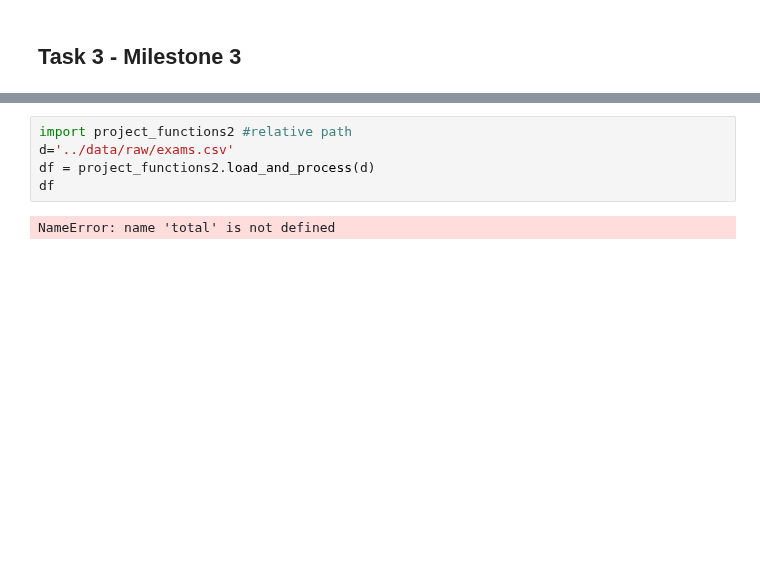
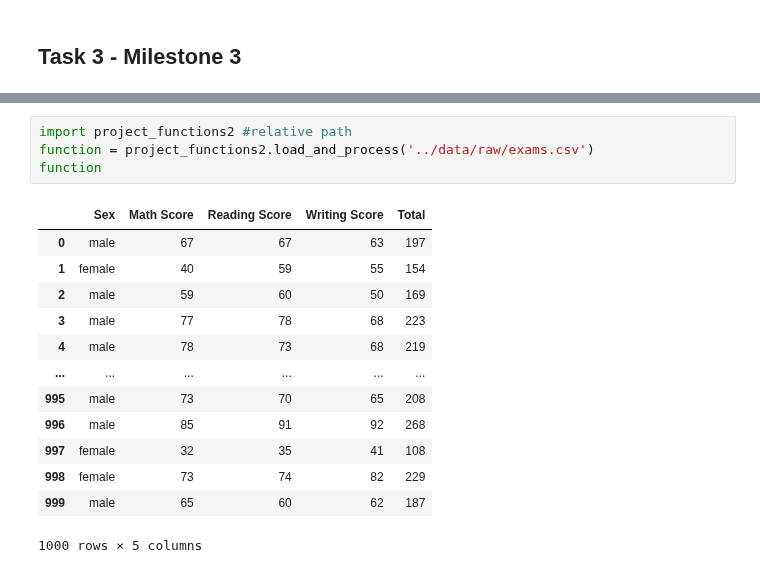
Before and after one commit to ubco-W2022T1-cosc301/project-group01, a Jupyter notebook: notebooks/analysis2.ipynb, the cells around one changed output, grey strips where cells are left out. Saved outputs shown, nothing was run; the diff lists cells and outputs as text; blank space fills up the shorter version.

Commit message:
added changes to function:

```diff
--- a/notebooks/analysis2.ipynb
+++ b/notebooks/analysis2.ipynb
@@ -193,8 +192,19 @@ print(df)
 [1000 rows x 5 columns]
 # %%
 import project_functions2 #relative path
-d='../data/raw/exams.csv'
-df = project_functions2.load_and_process(d)
-df
+function = project_functions2.load_and_process('../data/raw/exams.csv')
+function
 # %% [output]
+|  | Sex | Math Score | Reading Score | Writing Score | Total |
+| 0 | male | 67 | 67 | 63 | 197 |
+| 1 | female | 40 | 59 | 55 | 154 |
+| 2 | male | 59 | 60 | 50 | 169 |
+| 3 | male | 77 | 78 | 68 | 223 |
+| 4 | male | 78 | 73 | 68 | 219 |
+| ... | ... | ... | ... | ... | ... |
+| 995 | male | 73 | 70 | 65 | 208 |
+| 996 | male | 85 | 91 | 92 | 268 |
+| 997 | female | 32 | 35 | 41 | 108 |
+| 998 | female | 73 | 74 | 82 | 229 |
+| 999 | male | 65 | 60 | 62 | 187 |
-NameError: name 'total' is not defined
+1000 rows × 5 columns
```
Also changed, not shown: parts of 4 cells of this notebook, 3 other files.
